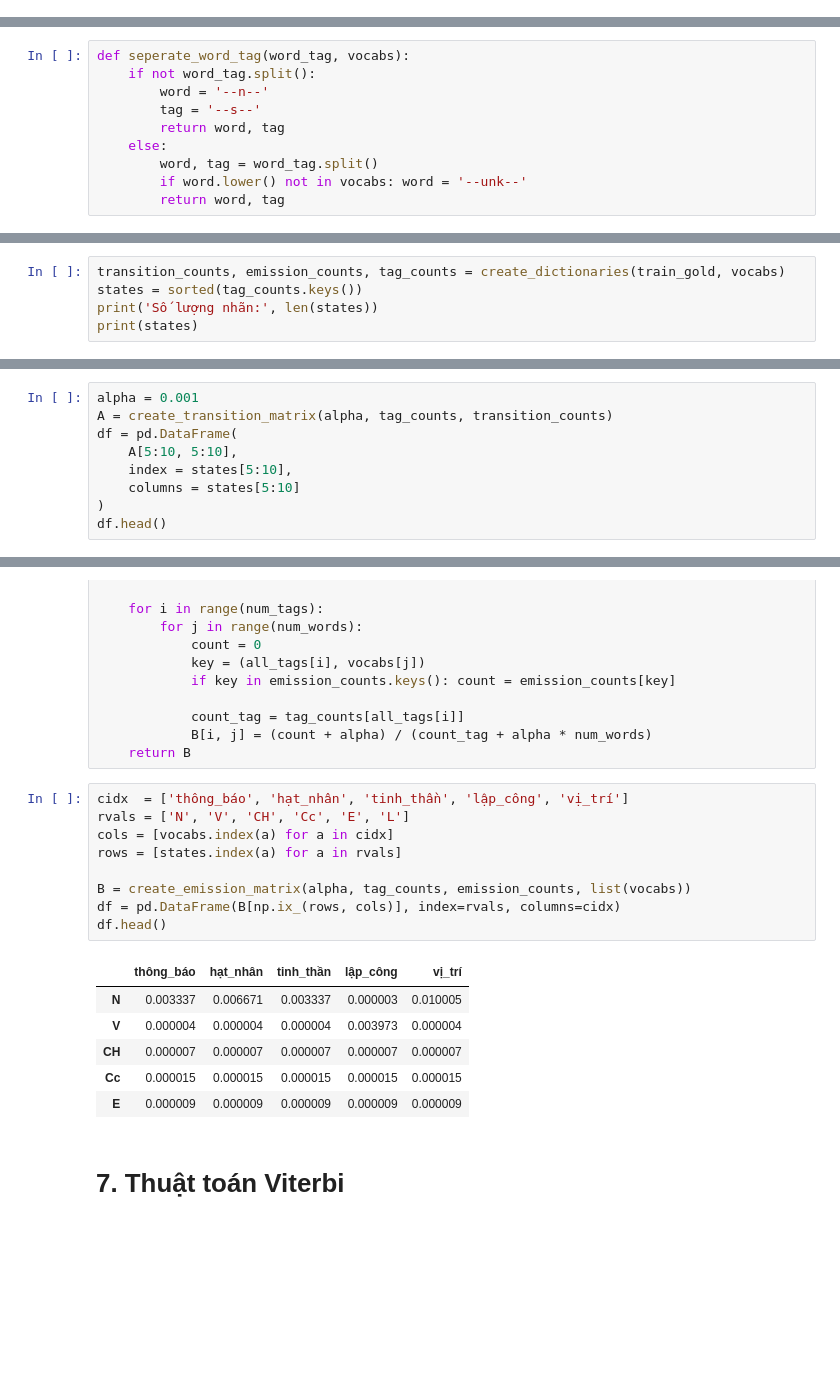
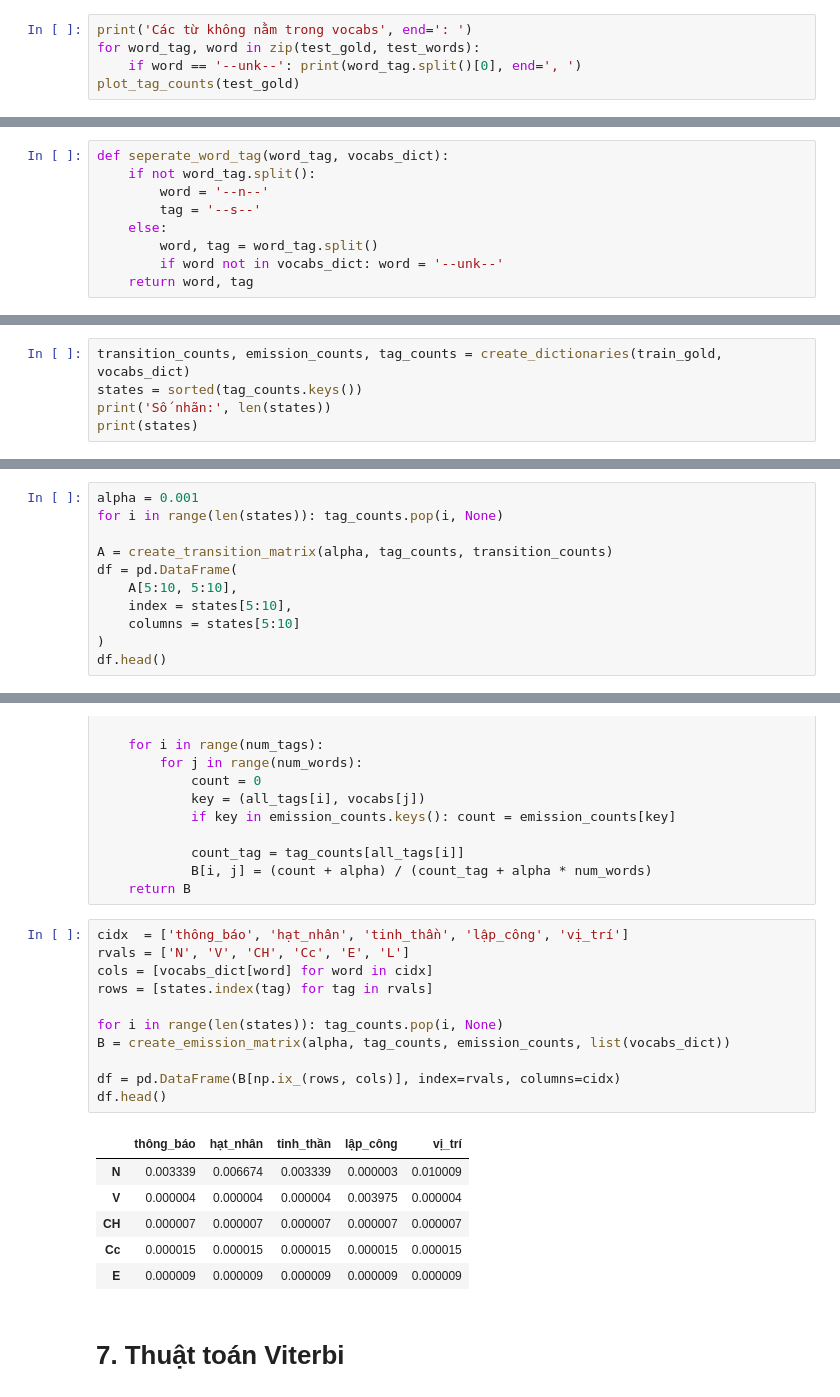
Before and after one commit to ds4v/vietnamese-pos-tagging, a Jupyter notebook: source.ipynb, the cells around one changed output, grey strips where cells are left out. Drawn from its saved outputs; the diff is of its cells as text; blank space fills up the shorter version.

```diff
--- a/source.ipynb
+++ b/source.ipynb
@@ -390,0 +422,5 @@ plot_tag_counts(test_gold)
+# %%
+print('Các từ không nằm trong vocabs', end=': ')
+for word_tag, word in zip(test_gold, test_words):
+    if word == '--unk--': print(word_tag.split()[0], end=', ')
+plot_tag_counts(test_gold)
@@ -393,15 +434,14 @@ plot_tag_counts(test_gold)
 # %% [markdown]
 ## Training
 # %%
-def seperate_word_tag(word_tag, vocabs):
+def seperate_word_tag(word_tag, vocabs_dict):
     if not word_tag.split():
         word = '--n--'
         tag = '--s--'
-        return word, tag
     else:
         word, tag = word_tag.split()
-        if word.lower() not in vocabs: word = '--unk--'
-        return word, tag
+        if word not in vocabs_dict: word = '--unk--'
+    return word, tag
 # %%
 def create_dictionaries(train_gold, vocab):
     emission_counts = defaultdict(int)
@@ -418,8 +458,8 @@ def create_dictionaries(train_gold, vocab):
         prev_tag = tag
     return transition_counts, emission_counts, tag_counts
 # %%
-transition_counts, emission_counts, tag_counts = create_dictionaries(train_gold, vocabs)
+transition_counts, emission_counts, tag_counts = create_dictionaries(train_gold, vocabs_dict)
 states = sorted(tag_counts.keys())
-print('Số lượng nhãn:', len(states))
+print('Số nhãn:', len(states))
 print(states)
 # %% [output]
@@ -503,6 +543,8 @@ def create_transition_matrix(alpha, tag_counts, transition_counts):
     return A
 # %%
 alpha = 0.001
+for i in range(len(states)): tag_counts.pop(i, None)
+
 A = create_transition_matrix(alpha, tag_counts, transition_counts)
 df = pd.DataFrame(
     A[5:10, 5:10],
@@ -540,16 +582,18 @@ def create_emission_matrix(alpha, tag_counts, emission_counts, vocabs):
 # %%
 cidx  = ['thông_báo', 'hạt_nhân', 'tinh_thần', 'lập_công', 'vị_trí']
 rvals = ['N', 'V', 'CH', 'Cc', 'E', 'L']
-cols = [vocabs.index(a) for a in cidx]
-rows = [states.index(a) for a in rvals]
+cols = [vocabs_dict[word] for word in cidx]
+rows = [states.index(tag) for tag in rvals]
 
-B = create_emission_matrix(alpha, tag_counts, emission_counts, list(vocabs))
+for i in range(len(states)): tag_counts.pop(i, None)
+B = create_emission_matrix(alpha, tag_counts, emission_counts, list(vocabs_dict))
+
 df = pd.DataFrame(B[np.ix_(rows, cols)], index=rvals, columns=cidx)
 df.head()
 # %% [output]
 |  | thông_báo | hạt_nhân | tinh_thần | lập_công | vị_trí |
-| N | 0.003337 | 0.006671 | 0.003337 | 0.000003 | 0.010005 |
-| V | 0.000004 | 0.000004 | 0.000004 | 0.003973 | 0.000004 |
+| N | 0.003339 | 0.006674 | 0.003339 | 0.000003 | 0.010009 |
+| V | 0.000004 | 0.000004 | 0.000004 | 0.003975 | 0.000004 |
 | CH | 0.000007 | 0.000007 | 0.000007 | 0.000007 | 0.000007 |
 | Cc | 0.000015 | 0.000015 | 0.000015 | 0.000015 | 0.000015 |
 | E | 0.000009 | 0.000009 | 0.000009 | 0.000009 | 0.000009 |
```
Also changed, not shown: parts of 46 cells of this notebook, 11 other files.
